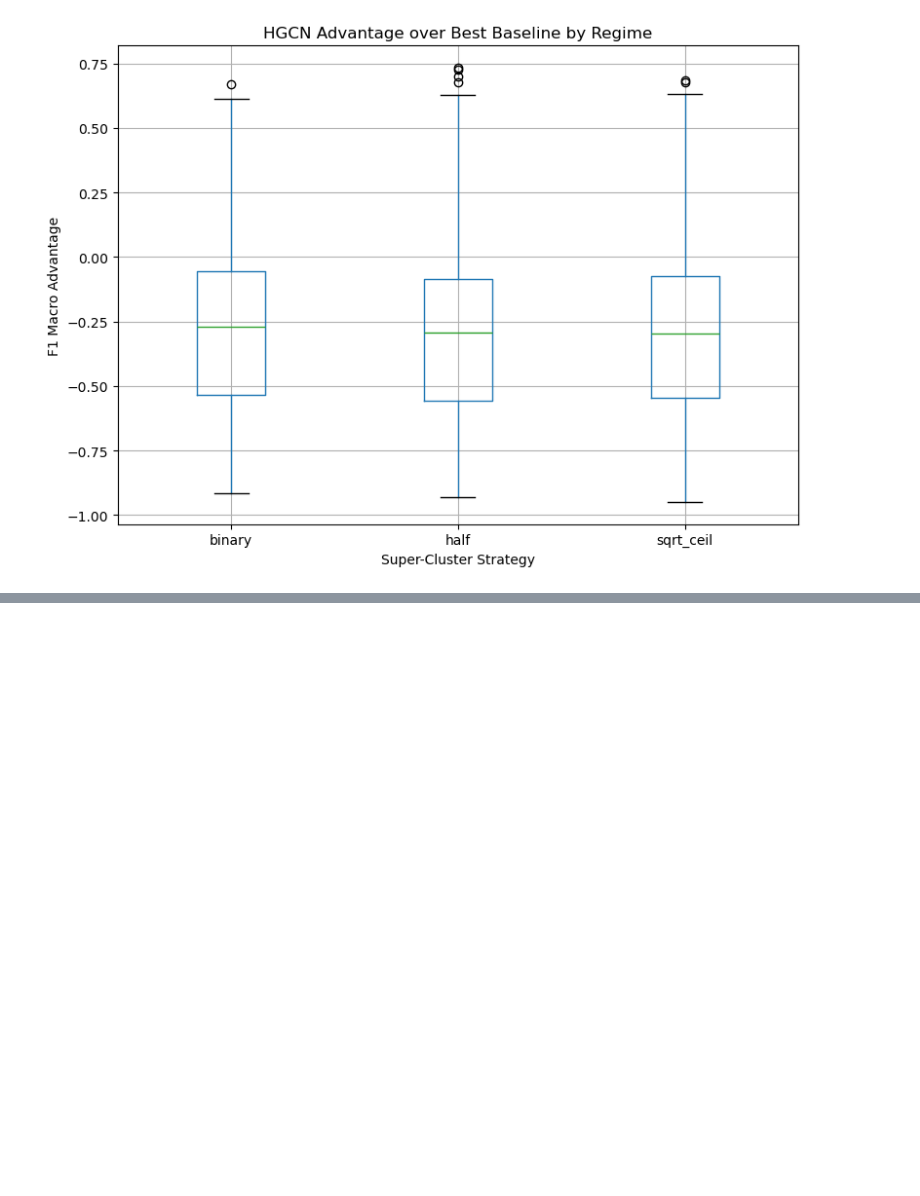
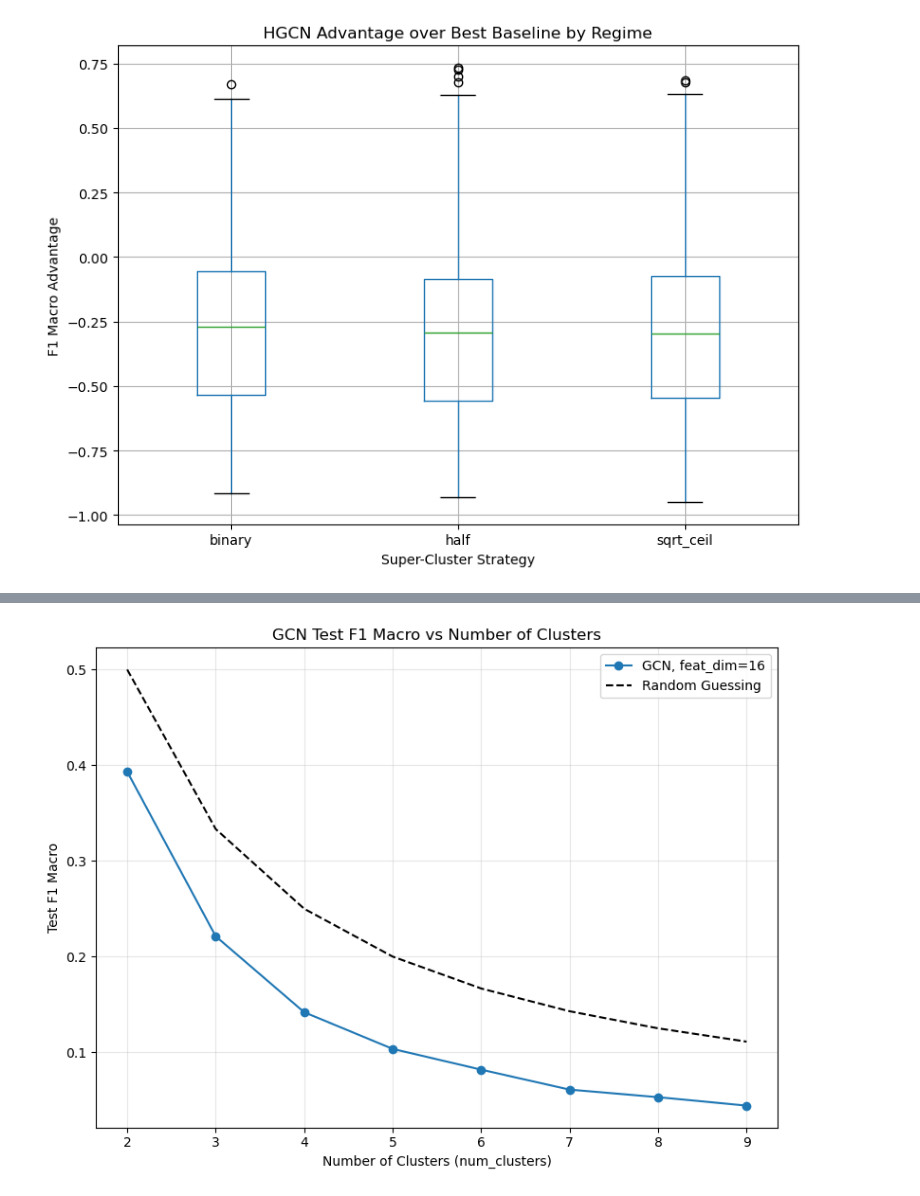
Before and after one commit to danie1uva/graphworld, a Jupyter notebook: src/notebooks/eda_graph_gen.ipynb, the cells around one changed output, grey strips where cells are left out. Saved outputs shown, nothing was run; the diff lists cells and outputs as text; code cells hidden in the pictures; blank space fills up the shorter version.

```diff
--- a/src/notebooks/eda_graph_gen.ipynb
+++ b/src/notebooks/eda_graph_gen.ipynb
@@ -1349,0 +1347,4 @@ sqrt_ceil
+# %%
+plot_performance_vs_clusters(df, model = 'GCN', metric = 'test_f1_macro')
+# %% [output]
+[figure, added]
```
Also changed, not shown: parts of 9 cells of this notebook, 13 other files.
